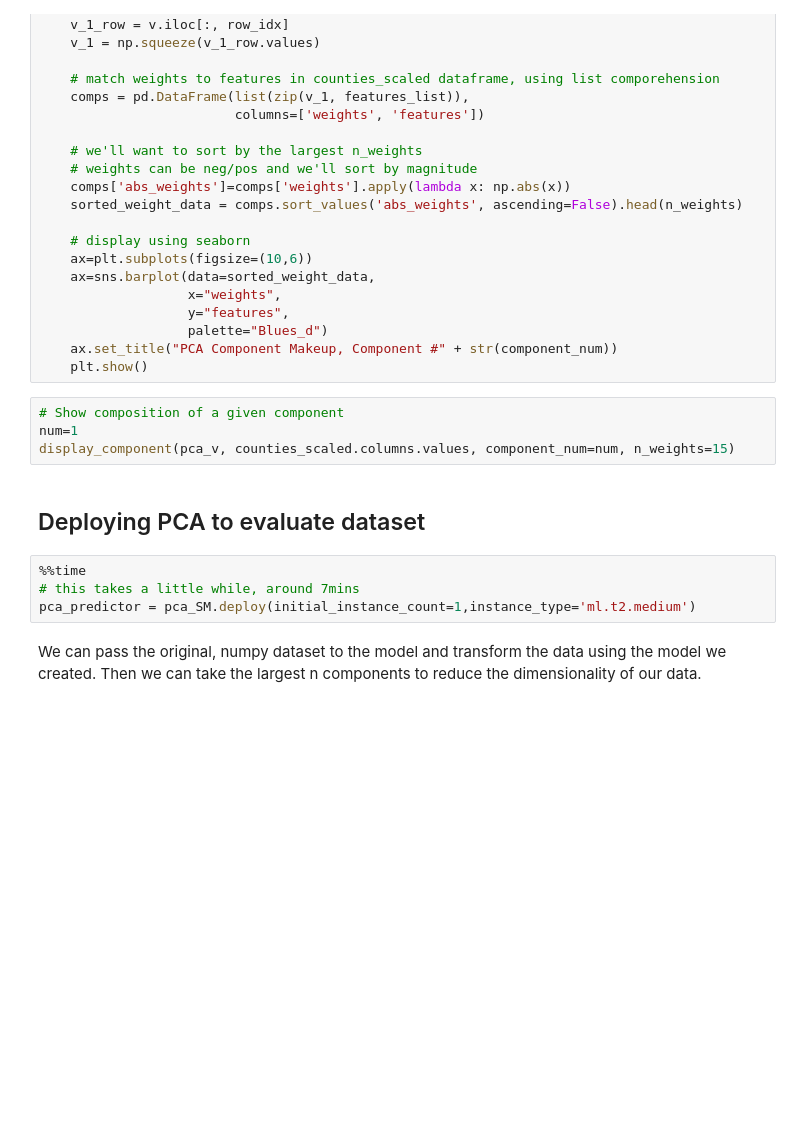
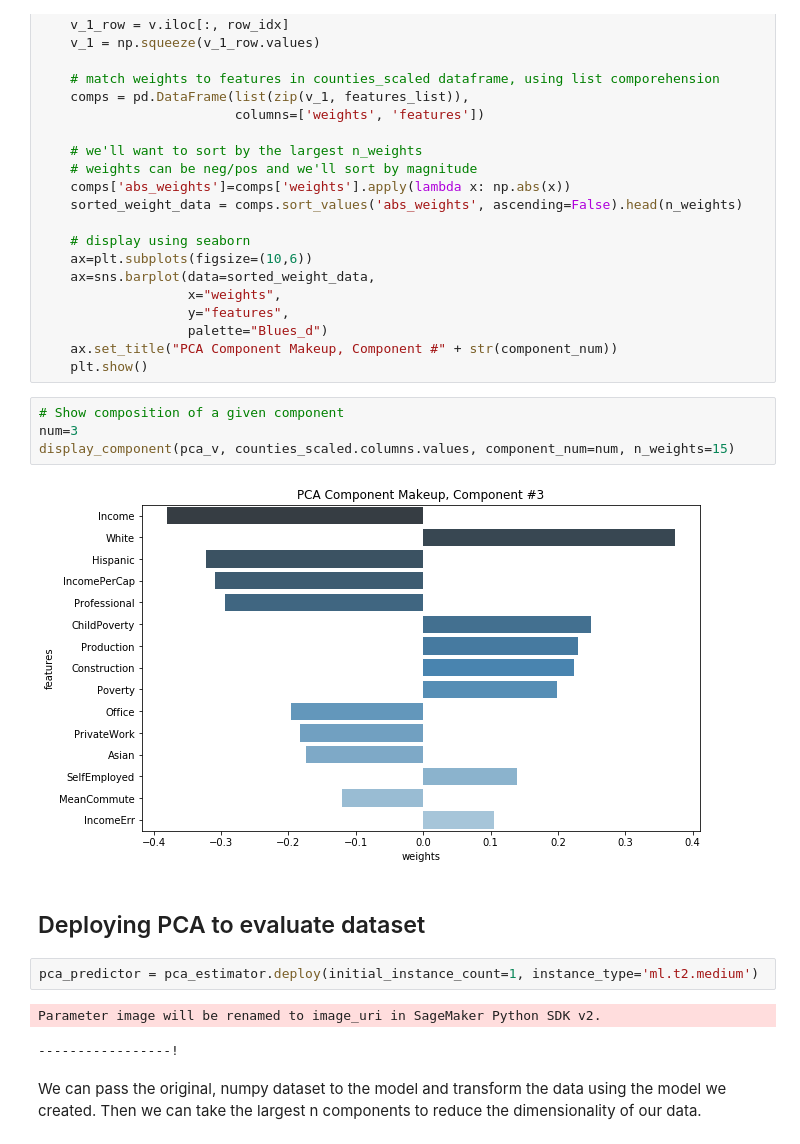
Before and after one commit to bressanmarcos/PopulationClusterization, a Jupyter notebook: population_segmentation.ipynb, the cells around one changed output. Cells and saved outputs as stored; diff of their text form; blank space fills up the shorter version.

```diff
--- a/population_segmentation.ipynb
+++ b/population_segmentation.ipynb
@@ -297,14 +372,17 @@ def display_component(v, features_list, component_num, n_weights=10):
     plt.show()
 # %%
 # Show composition of a given component
-num=1
+num=3
 display_component(pca_v, counties_scaled.columns.values, component_num=num, n_weights=15)
+# %% [output]
+[figure, added]
 # %% [markdown]
 ## Deploying PCA to evaluate dataset
 # %%
-%%time
-# this takes a little while, around 7mins
-pca_predictor = pca_SM.deploy(initial_instance_count=1,instance_type='ml.t2.medium')
+pca_predictor = pca_estimator.deploy(initial_instance_count=1, instance_type='ml.t2.medium')
+# %% [output]
+Parameter image will be renamed to image_uri in SageMaker Python SDK v2.
+-----------------!
 # %% [markdown]
 We can pass the original, numpy dataset to the model and transform the data using the model we created. Then we can take the largest n components to reduce the dimensionality of our data.
 # %%
```
Also changed, not shown: parts of 26 cells of this notebook.
